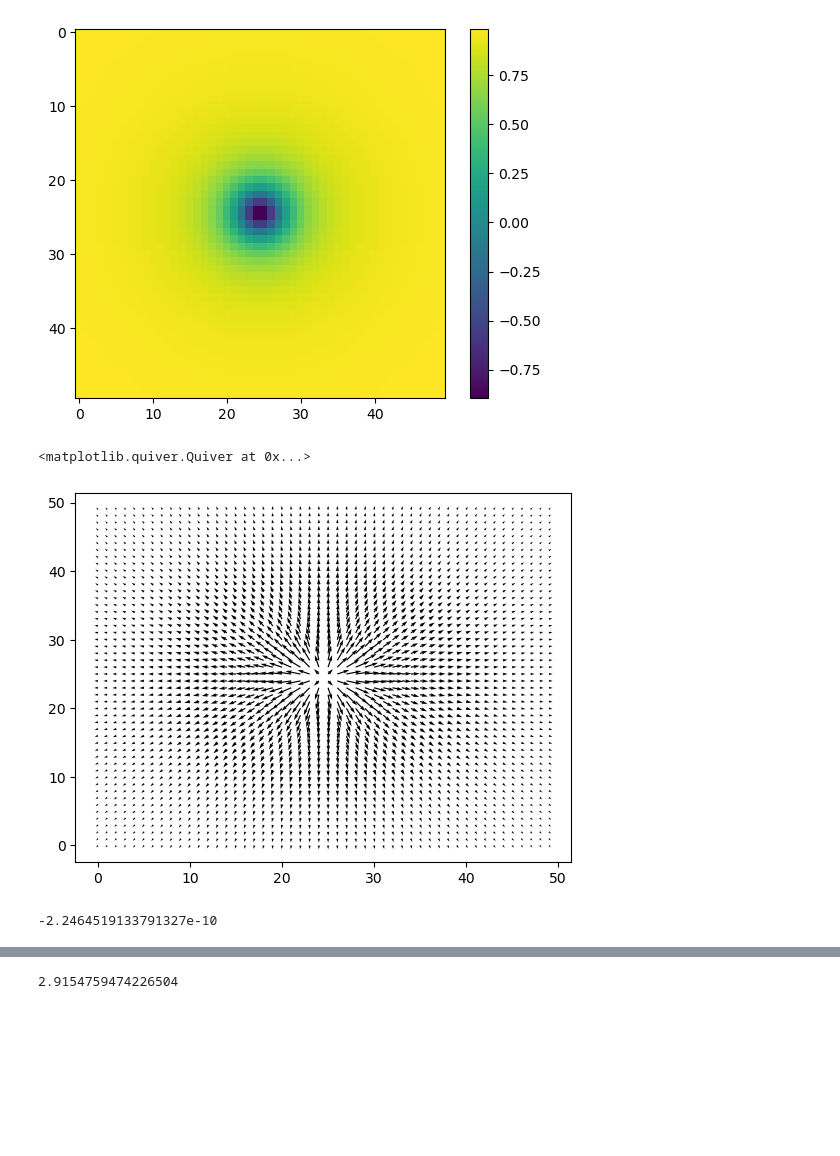
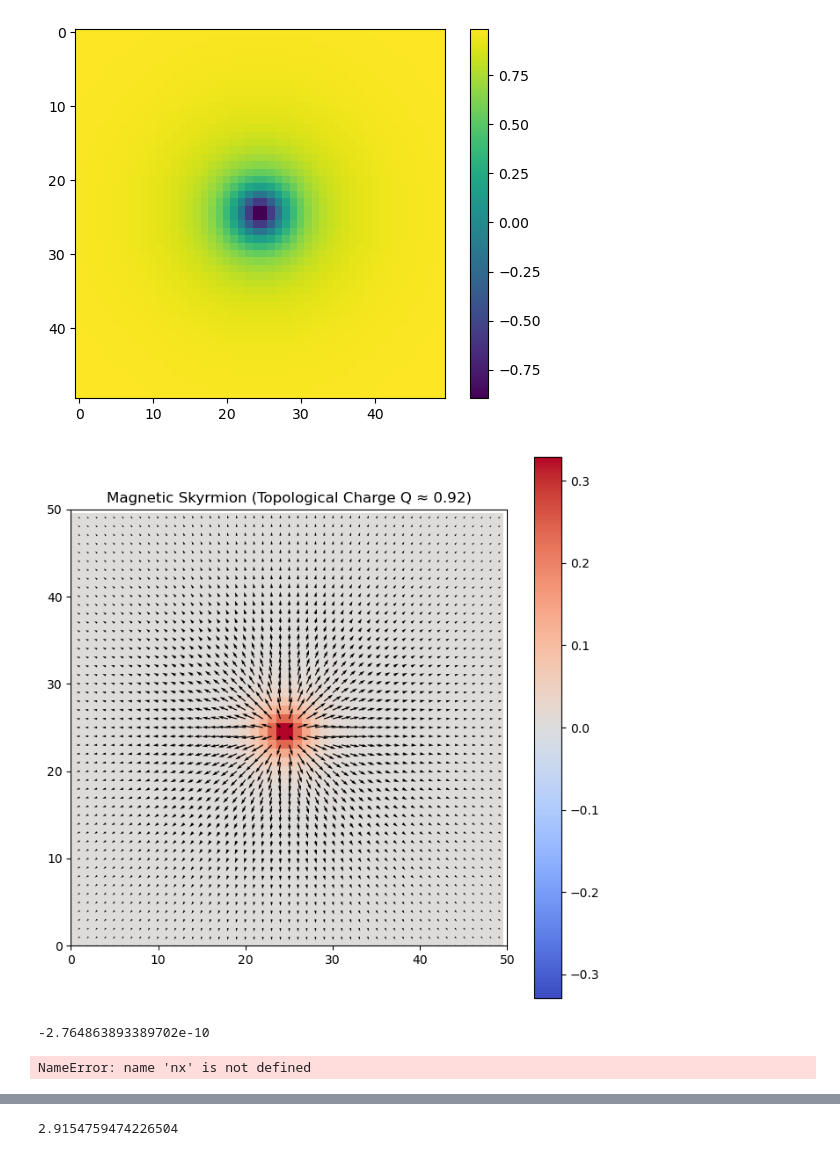
Before and after one commit to jan-chelmecki/skyrmion-tunnelling, a Jupyter notebook: instanton.ipynb, the cells around one changed output, grey strips where cells are left out. Cells and saved outputs as stored; diff of their text form; code cells hidden in the pictures; blank space fills up the shorter version.

Commit message:
visualization

```diff
--- a/instanton.ipynb
+++ b/instanton.ipynb
@@ -11,6 +11,7 @@ def skyrmion_ansatz(b, nx, ny):
     generates a config with Q=1 via a stereographic projection of id: S^2 -> S^2;
     b is the size of the 'skyrmion'
     """
+    """
     X, Y = np.zeros((nx,ny)), np.zeros((nx,ny))
     for i in range(nx):
         for j in range(ny):
@@ -18,6 +19,8 @@ def skyrmion_ansatz(b, nx, ny):
             Y[i,j] = j
         #end
     #end
+    """
+    X,Y = np.meshgrid(1.0*np.arange(nx),1.0*np.arange(ny))
 
     #shift the centre
     X -= (nx-1)//2+0.5
@@ -44,11 +47,41 @@ plt.colorbar()
 # %% [output]
 <matplotlib.colorbar.Colorbar at 0x...>
 [figure]
+# %%
+def topological_charge(n):
+    m_x, m_y, m_z = n[0,:,:], n[1,:,:], n[2,:,:]
+
+    # Compute partial derivatives
+    dx = 1; dy = 1
+    dmx_dx, dmx_dy = np.gradient(m_x, dx, dy, edge_order=2)
+    dmy_dx, dmy_dy = np.gradient(m_y, dx, dy, edge_order=2)
+    dmz_dx, dmz_dy = np.gradient(m_z, dx, dy, edge_order=2)
+
+    # Calculate skyrmion density
+    cross_x = dmy_dx * dmz_dy - dmz_dx * dmy_dy
+    cross_y = dmz_dx * dmx_dy - dmx_dx * dmz_dy
+    cross_z = dmx_dx * dmy_dy - dmy_dx * dmx_dy
+
+    density = m_x * cross_x + m_y * cross_y + m_z * cross_z
+    Q = (1 / (4 * np.pi)) * np.sum(density) * dx * dy
+
+    return Q, density
 # %%
-plt.quiver(n[1,:,:], n[0,:,:])
+def show(n):
+    plt.figure(figsize=(8, 8))
+    plt.quiver(n[0,:,:], n[1,:,:])
+    x0 = 0; x1 = n.shape[1]
+    plt.xlim(x0,x1); plt.ylim(x0,x1)
+
+    Q, density = topological_charge(n)
+    max_d = np.max(np.abs(density))
+    plt.imshow(density, cmap='coolwarm',vmin=-max_d, vmax=max_d)
+    plt.title(f'Magnetic Skyrmion (Topological Charge Q ≈ {Q:.2f})')
+    plt.colorbar()
+
+show(n)
 # %% [output]
-<matplotlib.quiver.Quiver at 0x...>
-[figure, old version]
+[figure, new version]
 # %%
 def H_vect(n,J1,J2,J3,B):
     E = 0
@@ -56,7 +89,7 @@ def H_vect(n,J1,J2,J3,B):
     for i in range(nx):
         for j in range(ny):
             n_a = n[:,i,j]
-            E -= B*n_a[2]
+            E -= B[i,j]*n_a[2]
             for (k,l) in [(i+1,j),(i,j+1)]:
                 k = k%nx; l = j%ny; # periodic BCs
                 n_b = n[:,k,l]
@@ -71,11 +104,26 @@ def H_vect(n,J1,J2,J3,B):
                 E -= J3*( n_a[0]*n_b[0]+n_a[1]*n_b[1]+n_a[2]*n_b[2] )
         #end
     #end
-    E += nx*ny*(B+2*J1+2*J2+2*J3) #subtract the FM energy
+    E += np.sum(B)+nx*ny*(2*J1+2*J2+2*J3) #subtract the FM energy
     return E
 #end
+
+def B_uniform(nx,ny,B_val, rim=True,rim_val=0.5):
+    B = B_val*np.ones((nx,ny))
+    if rim:
+        large_B = rim_val
+        B[0,:] = large_B; B[-1,:] = large_B
+        B[:,0] = large_B; B[:,-1] = large_B
+    return B*np.ones((nx,ny))
+#end
+
 n = ferromagnetic(50,37)
-H_vect(n,1.0, -0.2, -0.1, 1.23)
+H_vect(n,1.0, -0.2, -0.1, B_uniform(50,37,1.23))
 # %% [output]
--2.2464519133791327e-10
+-2.764863893389702e-10
+# %%
+plt.imshow(B_uniform(nx,ny,0.002, rim=True))
+plt.colorbar()
+# %% [output]
+NameError: name 'nx' is not defined
 # %%
```
Also changed, not shown: parts of 8 cells of this notebook.
